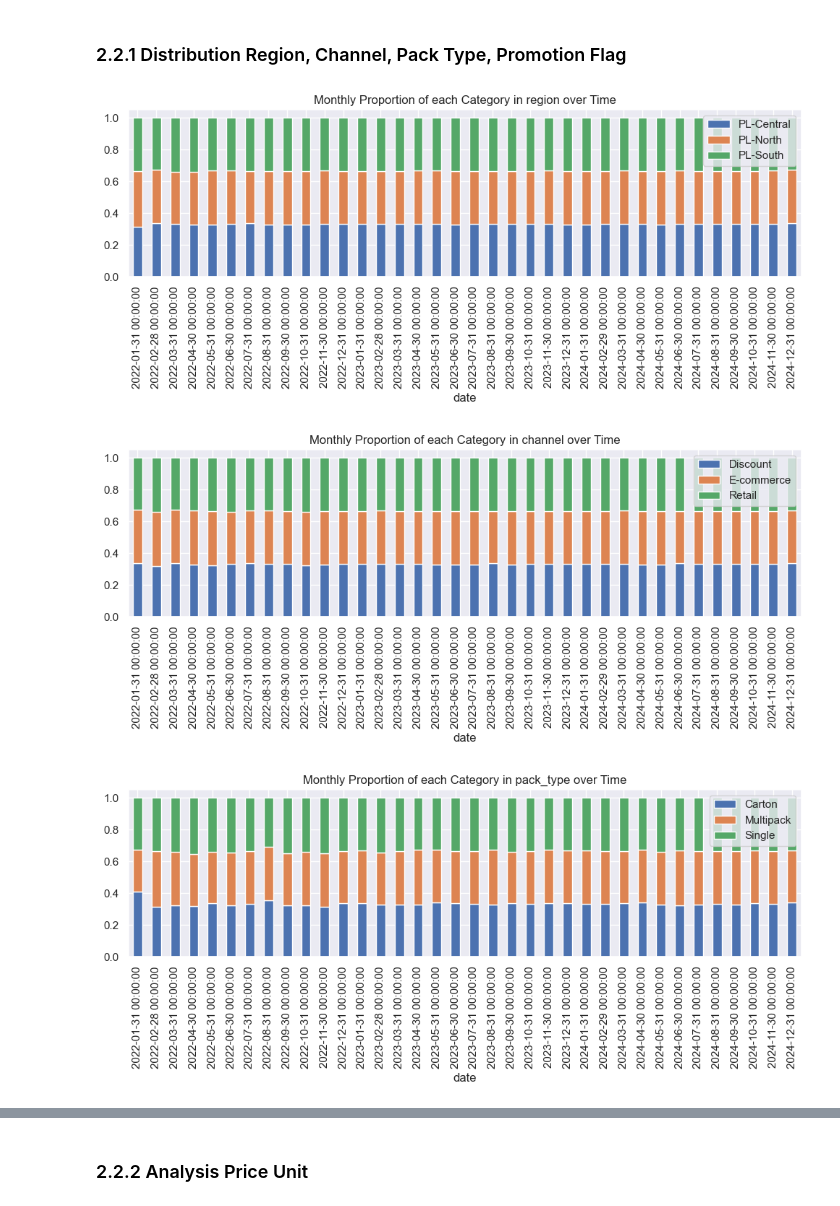
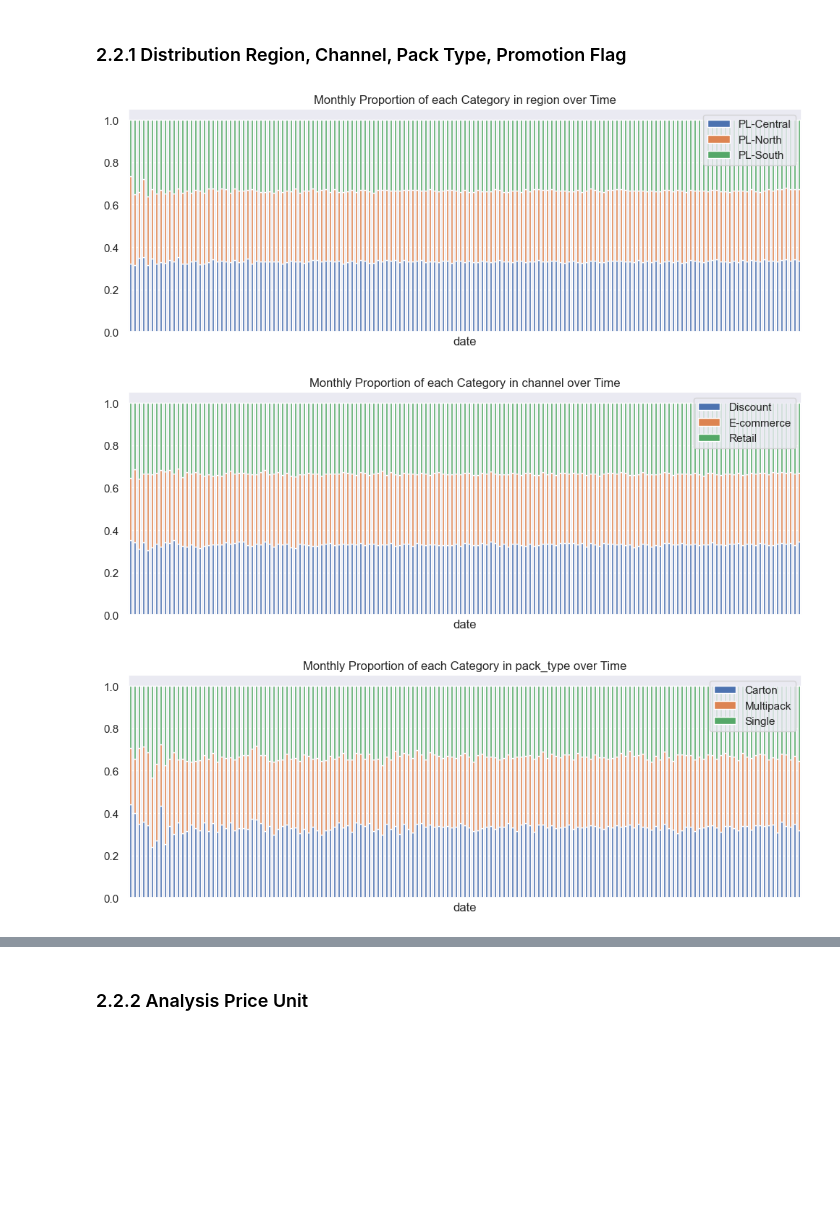
Before and after one commit to emsif84/sales_forecasting, a Jupyter notebook: Forecasting/1_eda/eda.ipynb, the cells around one changed output, grey strips where cells are left out. Cells and saved outputs as stored; diff of their text form; code cells hidden in the pictures; blank space fills up the shorter version.

```diff
--- a/Forecasting/1_eda/eda.ipynb
+++ b/Forecasting/1_eda/eda.ipynb
@@ -88,0 +105,7 @@ daily_sales_overall = data.resample("D")["units_sold"].sum().plot(figsize=(12,4)
+# %%
+# Decomposition
+from statsmodels.tsa.seasonal import seasonal_decompose
+result = seasonal_decompose(data_resample_daily, model="additive", period=365)
+plt.rcParams["figure.figsize"] = (8,6)
+result.plot()
+plt.xticks(rotation=45);
@@ -151,15 +174,16 @@ pacf_plot = plot_pacf(autocorr_df, title="Partial Autocorrelation Overall Daily
 ### 2.2.1 Distribution Region, Channel, Pack Type, Promotion Flag
 # %%
 for col in ["region", "channel", "pack_type", "promotion_flag"]:
-    data.groupby(pd.Grouper(freq="ME"))[col] \
+    data.groupby(pd.Grouper(freq="W"))[col] \
       .value_counts(normalize=True) \
       .unstack() \
       .plot(kind="bar",
-      figsize=(12,3),
+      figsize=(12,4),
       stacked=True,
       title=f"Monthly Proportion of each Category in {col} over Time")
-    plt.legend(loc="upper right");
+    plt.legend(loc="upper right")
+    plt.xticks(ticks=np.arange(0, 0));
 # %% [output]
-[figure, old version]
+[figure, new version]
-[figure, old version]
+[figure, new version]
-[figure, old version]
+[figure, new version]
```
Also changed, not shown: parts of 14 cells of this notebook.
